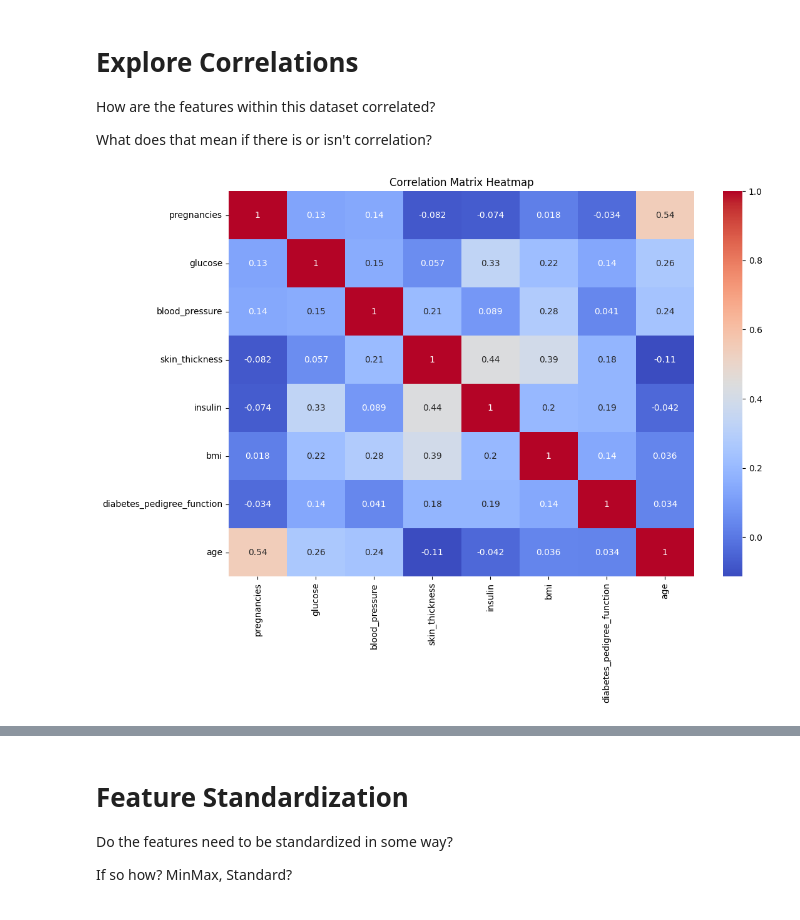
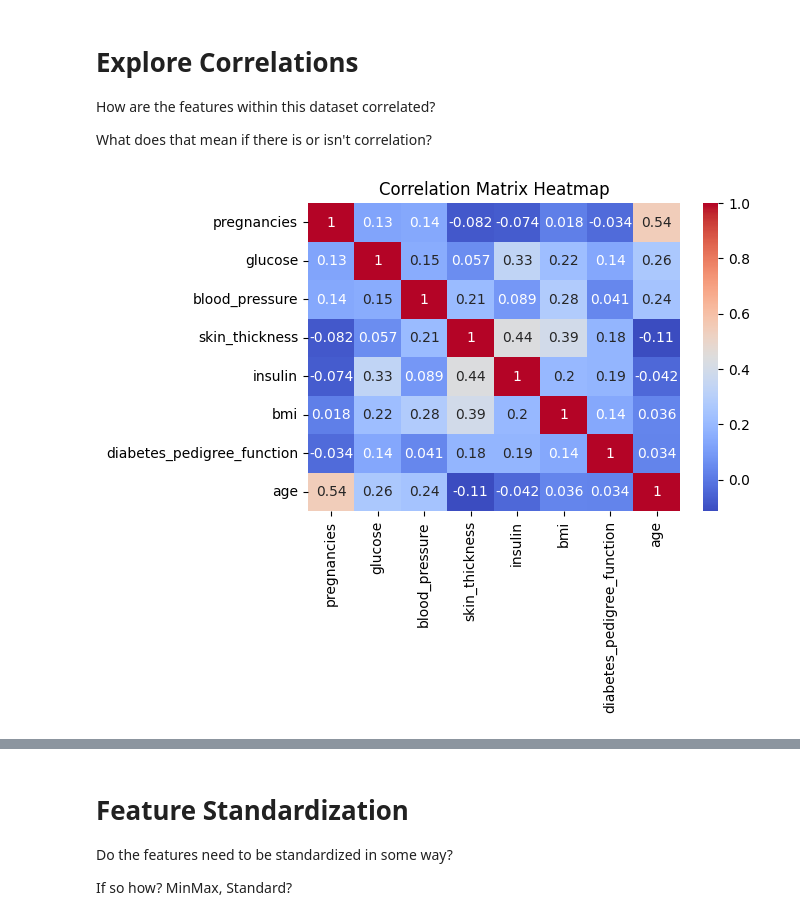
Before and after one commit to tcampbell90/intro-to-deep-learning, a Jupyter notebook: exercise1.ipynb, the cells around one changed output, grey strips where cells are left out. Cells and saved outputs as stored; diff of their text form; code cells hidden in the pictures.

```diff
--- a/exercise1.ipynb
+++ b/exercise1.ipynb
@@ -69,11 +68,11 @@ What does that mean if there is or isn't correlation?
 # %%
 
 corr_matrix = pima_df[features].corr() # create corr. matrix
 
 # create heatmap plot
-plt.figure(figsize=(12,8))
+plt.figure(figsize=(6,4))
 sns.heatmap(corr_matrix, annot=True, cmap='coolwarm') # fmt =".2f")
 plt.title('Correlation Matrix Heatmap')
 plt.show()
 # %% [output]
-[figure, old version]
+[figure, new version]
```
Also changed, not shown: parts of 15 cells of this notebook.
